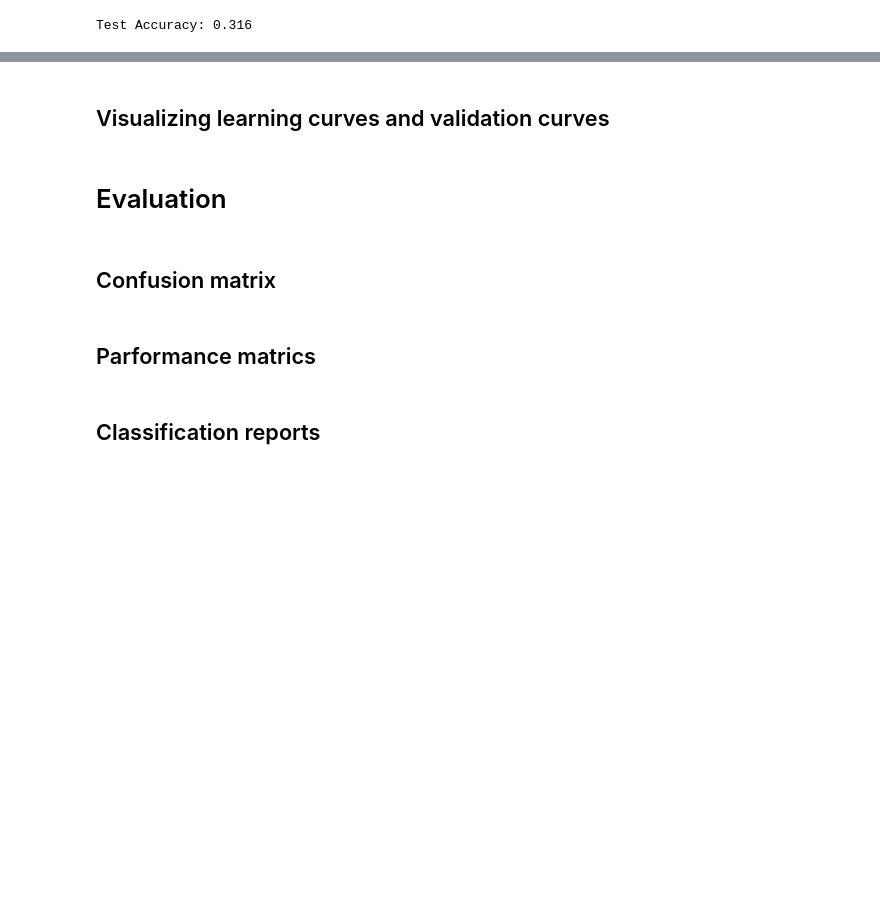
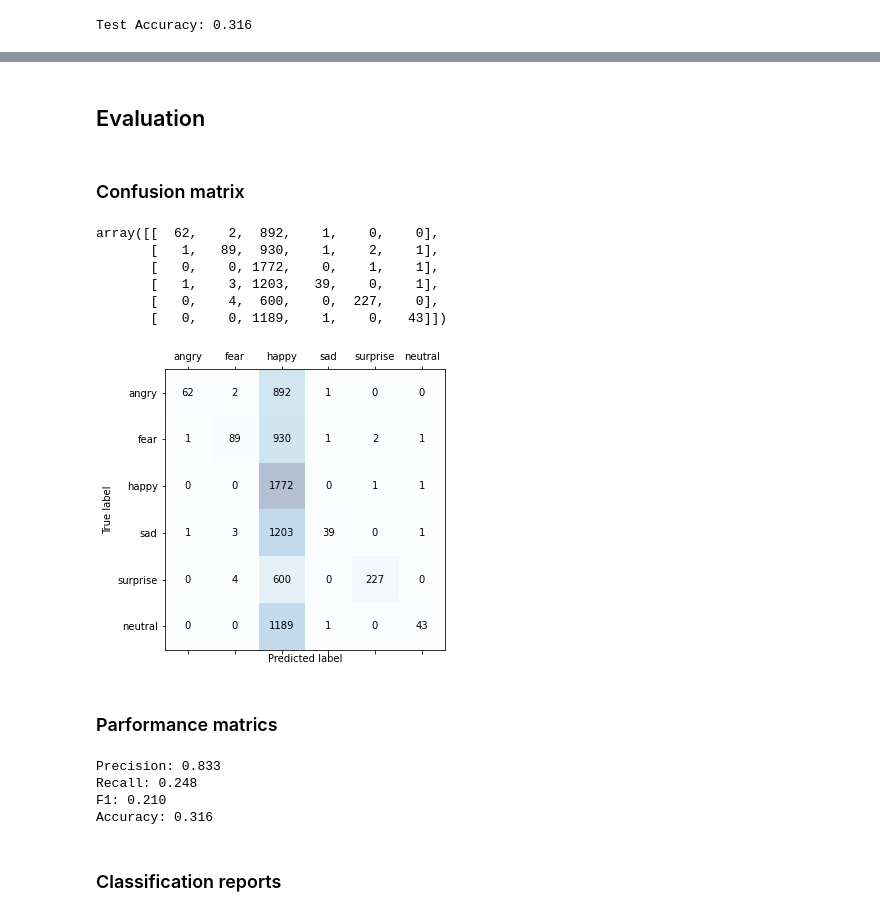
Before and after one commit to chikakoto/facial-expression-recognition, a Jupyter notebook: notebooks/4.0_SVM.ipynb, the cells around one changed output, grey strips where cells are left out. Cells and saved outputs as stored; diff of their text form; code cells hidden in the pictures; blank space fills up the shorter version.

```diff
--- a/notebooks/4.0_SVM.ipynb
+++ b/notebooks/4.0_SVM.ipynb
@@ -20,8 +21,9 @@ from sklearn.metrics import roc_curve, auc
 # %% [markdown]
 # Load data
 # %%
-emotion_labels = {0:'angry', 1:'disgust', 2:'fear', 3:'happy', 4:'sad', 5:'surprise', 6:'neutral'}
-targets = {val for key, val in emotion_labels.items()}
+emotion_labels = {0:'angry', 2:'fear', 3:'happy', 4:'sad', 5:'surprise', 6:'neutral'}
+target_labels = [val for key, val in emotion_labels.items()]
+targets = [key for key, val in emotion_labels.items()]
 # %%
 df = pd.read_csv('../data/fer_data.csv')
 df.head()
@@ -45,6 +57,7 @@ df_sift.head()
 # %%
 def load_data(df, sift):
     image_data = []
+    image_scaled = []
 
     for index, row in df.iterrows():
         if sift == 1:
@@ -52,9 +65,9 @@ def load_data(df, sift):
         else:
             field = row.pixels
         image = np.fromstring(field, dtype=int, sep=' ')
-        #scale = np.fromstring(row.scaled_pixels, dtype=int, sep=' ')
+        scale = image / 255.0
         #image = np.reshape(image, (48, 48))
         image_data.append(image)
-        #image_scaled.append(scale)
+        image_scaled.append(scale)
 
-    return image_data
+    return image_data, image_scaled
@@ -129,20 +106,51 @@ Test Accuracy: 0.251
-# %% [markdown]
-## Visualizing learning curves and validation curves
 # %% [markdown]
-# Evaluation
+## Evaluation
 # %% [markdown]
-## Confusion matrix
+### Confusion matrix
 # %%
-y_pred = y_pred2
-y_test = y_test2
-confmat = confusion_matrix(y_true=y_test, y_pred=y_pred)
+y_pred = y_pred1
+y_test = y_test1
+confmat = confusion_matrix(y_true=y_test, y_pred=y_pred, labels=targets)
+confmat
+# %% [output]
+array([[  62,    2,  892,    1,    0,    0],
+       [   1,   89,  930,    1,    2,    1],
+       [   0,    0, 1772,    0,    1,    1],
+       [   1,    3, 1203,   39,    0,    1],
+       [   0,    4,  600,    0,  227,    0],
+       [   0,    0, 1189,    1,    0,   43]])
+# %%
+def show_confusion_matrix(confmat):
+    fig, ax = plt.subplots(figsize=(5, 5))
+    ax.matshow(confmat, cmap=plt.cm.Blues, alpha=0.3)
+    for i in range(confmat.shape[0]):
+        for j in range(confmat.shape[1]):
+            ax.text(x=j, y=i, s=confmat[i, j], va='center', ha='center')
+
+
+    ax.set_xticklabels([''] + target_labels)
+    ax.set_yticklabels([''] + target_labels)
+    plt.xlabel('Predicted label')
+    plt.ylabel('True label')
+
+    plt.tight_layout()
+    plt.show()
+# %%
+show_confusion_matrix(confmat)
+# %% [output]
+[figure, added]
 # %% [markdown]
-## Parformance matrics
+### Parformance matrics
 # %%
 print('Precision: %.3f' % precision_score(y_true=y_test, y_pred=y_pred, average='macro'))
 print('Recall: %.3f' % recall_score(y_true=y_test, y_pred=y_pred, average='macro'))
 print('F1: %.3f' % f1_score(y_true=y_test, y_pred=y_pred, average='macro'))
 print('Accuracy: %.3f' % accuracy_score(y_true=y_test, y_pred=y_pred))
+# %% [output]
+Precision: 0.833
+Recall: 0.248
+F1: 0.210
+Accuracy: 0.316
 # %% [markdown]
-## Classification reports
+### Classification reports
 # %%
```
Also changed, not shown: parts of 73 cells of this notebook, 1 other file.
